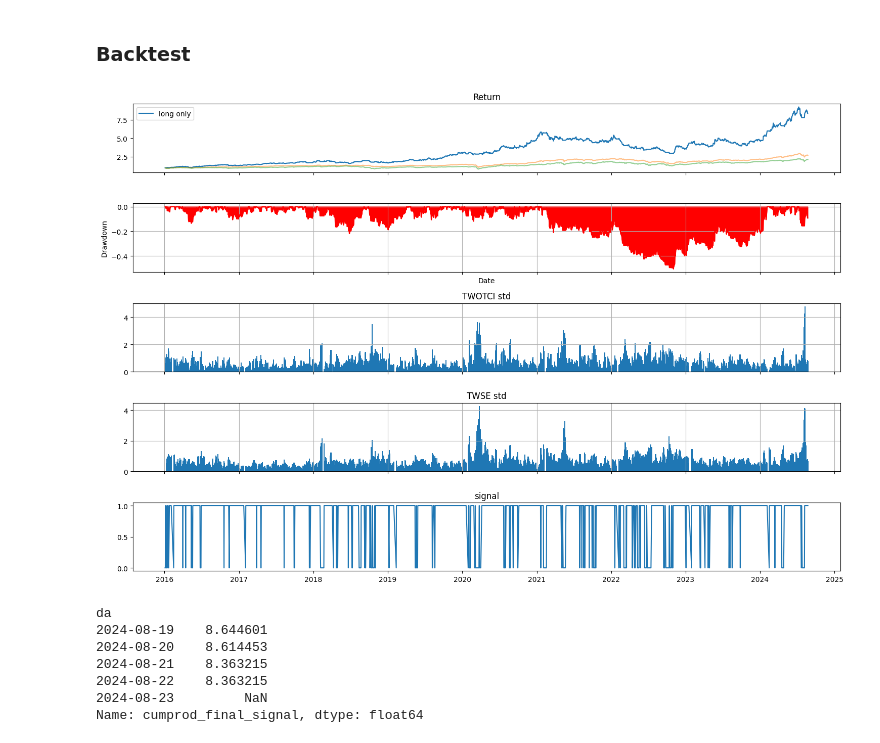
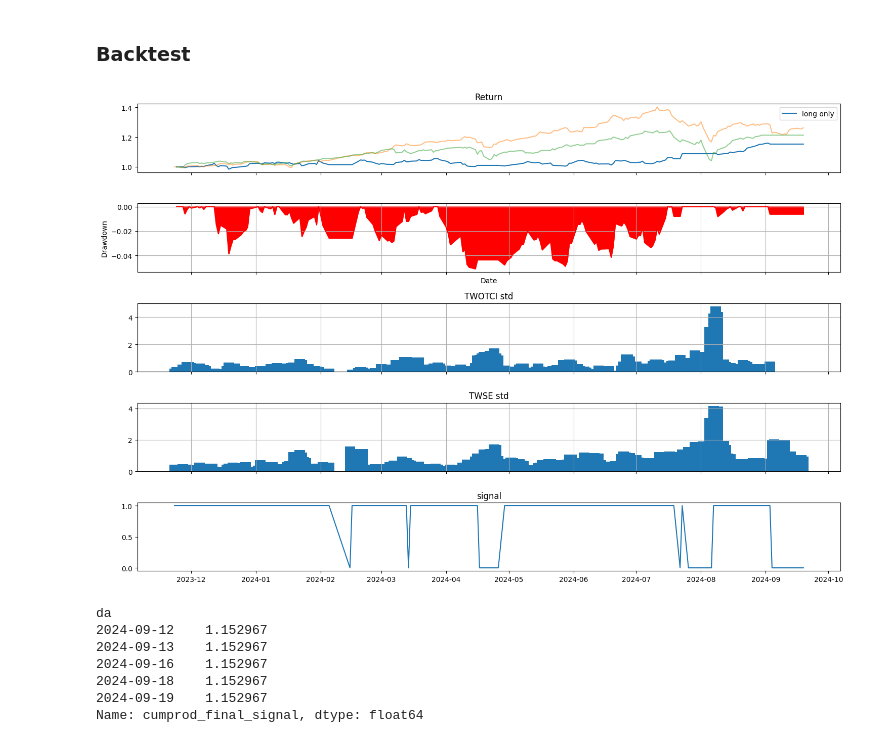
Before and after one commit to tsungyou/TS, a Jupyter notebook: ED/bullbear/TWSE_bullbear_bt.ipynb, the cells around one changed output. Drawn from its saved outputs; the diff is of its cells as text; code cells hidden in the pictures.

```diff
--- a/ED/bullbear/TWSE_bullbear_bt.ipynb
+++ b/ED/bullbear/TWSE_bullbear_bt.ipynb
@@ -8,7 +8,7 @@ import numpy as np
 warnings.filterwarnings('ignore')
 DB_HOST = 'localhost'
 DB_NAME = 'tw'
-DB_USER = 'mini'
+DB_USER = 'postgres'
 DB_PASS = 'buddyrich134'
 def get_db_connection():
     conn = psycopg2.connect(host=DB_HOST, dbname=DB_NAME, user=DB_USER, password=DB_PASS)
@@ -128,55 +128,52 @@ def calculate_return_on_signal(row, signal_col='final_signal', type_='l'):
         return row['pct_change'] if row[signal_col] else 0
 
 import yfinance as yf
-tsm = yf.download("TSM", start=final_df['da'].iloc[0], progress=False)
+tsm = yf.download("KO", start=final_df['da'].iloc[0], progress=False)
 
+final_df = final_df.iloc[-200:, :]
 final_df['close'] = tsm['Close']
 final_df['pct_change'] = final_df['close'].pct_change().shift(-1)
 final_df_da = final_df[final_df['da'] >='2016-01-01']
 final_df_da['daily_ret_final_signal'] = final_df_da.apply(calculate_return_on_signal, args=("signal_ed","l"), axis=1)
 final_df_da['cumprod_final_signal'] = (1+final_df_da['daily_ret_final_signal']).cumprod()
-
-# final_df_da['daily_ret_final_signal_ls'] = final_df_da.apply(calculate_return_on_signal, args=("signal_ed","ls"), axis=1)
-# final_df_da['cumprod_final_signal_ls'] = (1+final_df_da['daily_ret_final_signal_ls']).cumprod()
-# ax[0].plot(final_df_da.index, final_df_da['cumprod_final_signal_ls'], label='long short')
 
 ax[0].plot(final_df_da.index, final_df_da['cumprod_final_signal'], label='long only')
 ax[0].plot(final_df_da.index, (1+final_df_da['Return']).cumprod(), alpha=0.5)
 ax[0].plot(final_df_da.index, (1+final_df_da['TWOTCI_CL'].pct_change()).cumprod(), alpha=0.5)
 ax[0].legend()
 ax[0].set_title('Return')
 def from_nav_to_mdd(nav_all):
     Roll_Max = nav_all.rolling(len(nav_all), min_periods=1).max()
     Daily_Drawdown = nav_all/Roll_Max - 1.0
     return Daily_Drawdown
 
 mdd = from_nav_to_mdd(final_df_da['cumprod_final_signal'])
 ax[1].plot(final_df_da.index,mdd, label='Maximum Drawdown', color='red')
 ax[1].fill_between(final_df_da.index, mdd, color='red')
 ax[1].set_ylabel('Drawdown')
 ax[1].set_xlabel('Date')
 ax[1].grid()
 
 ax[2].set_title("TWOTCI std")
 ax[2].bar(final_df_da.index, final_df_da['TWOTCI_RETURN_STDDEV'],width=5)
 ax[2].grid()
 
 ax[3].set_title("TWSE std")
 ax[3].bar(final_df_da.index, final_df_da['return_stddev'], width=5)
 ax[3].grid()
 
 ax[4].set_title("signal")
 ax[4].plot(final_df_da['da'], final_df_da['signal_ed'])
 
 plt.tight_layout()
 plt.show()
 final_df_da['cumprod_final_signal'].tail()
 # %% [output]
-[figure, old version]
+[figure, new version]
 da
-2024-08-19    8.644601
-2024-08-20    8.614453
-2024-08-21    8.363215
-2024-08-22    8.363215
-2024-08-23         NaN
+2024-09-12    1.152967
+2024-09-13    1.152967
+2024-09-16    1.152967
+2024-09-18    1.152967
+2024-09-19    1.152967
 Name: cumprod_final_signal, dtype: float64
```
Also changed, not shown: parts of 3 cells of this notebook, 20 other files.
